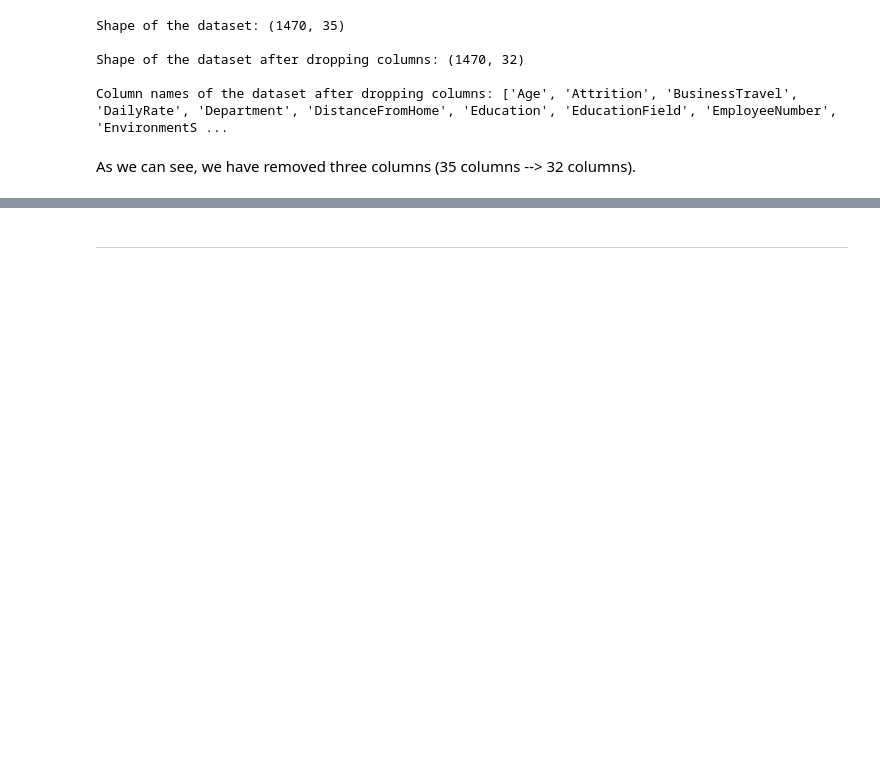
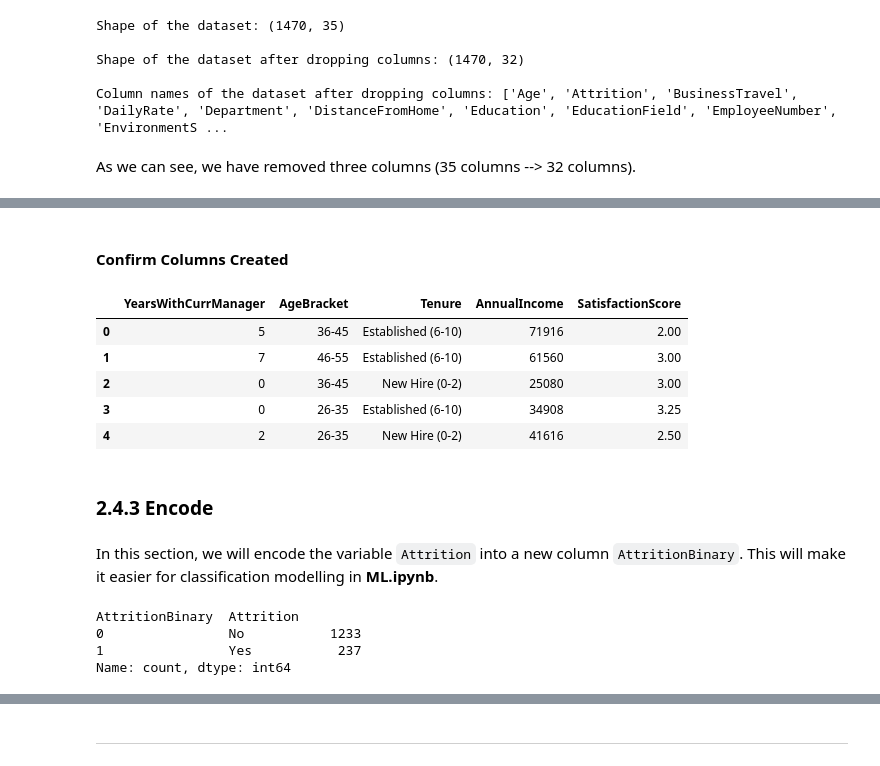
Before and after one commit to Dharmisthaben-15/Hackathon_2026_Group_1, a Jupyter notebook: jupyter_notebooks/ETL.ipynb, the cells around one changed output, grey strips where cells are left out. Saved outputs shown, nothing was run; the diff lists cells and outputs as text; code cells hidden in the pictures; blank space fills up the shorter version.

```diff
--- a/jupyter_notebooks/ETL.ipynb
+++ b/jupyter_notebooks/ETL.ipynb
@@ -511,0 +577,18 @@ As we can see, we have removed three columns (35 columns --> 32 columns).
+# %%
+# Create the YearsAtCompany bins
+Tenure_bins = [-1, 2, 5, 10, 20, 40]
+
+# Create the YearsAtCompany labels
+Tenure_labels = ["New Hire (0-2)", "Early Career (3-5)", "Established (6-10)", "Experienced (11-20)", "Long-Tenured (21+)"]
+
+# Create new Tenure column in the dataset using pd.cut() to categorise the YearsAtCompany column into the defined bins and labels
+df_etl["Tenure"] = pd.cut(df_etl["YearsAtCompany"], bins=Tenure_bins, labels=Tenure_labels, right=True)
+
+# Make sure the Tenure column is listed as a categorical column in the dataset
+df_etl["Tenure"] = pd.Categorical(df_etl["Tenure"], categories=Tenure_labels, ordered=True)
+
+# Check that the data is now categorical by using .dtypes
+print(f"Data type of the new Tenure column:{df_etl['Tenure'].dtypes}\n")
+
+# Print the .value_counts() of the new Tenure column to see how many employees fall into each age bracket
+print(f"Value counts of the new Tenure column:\n{df_etl['Tenure'].value_counts(sort=False)}")
@@ -511,0 +610,6 @@ As we can see, we have removed three columns (35 columns --> 32 columns).
+# %%
+# Create AnnualIncome column by multiplying MonthlyIncome by 12
+df_etl["AnnualIncome"] = df_etl["MonthlyIncome"] * 12
+
+# Sanity Check AnnualIncome vs MonthlyIncome
+df_etl[["MonthlyIncome", "AnnualIncome"]].describe()
@@ -511,0 +642,9 @@ As we can see, we have removed three columns (35 columns --> 32 columns).
+# %%
+# Create a variable for the SatisfactionScore columns
+satisfaction_columns = ["EnvironmentSatisfaction", "JobSatisfaction", "RelationshipSatisfaction", "WorkLifeBalance"]
+
+# Create a new column called SatisfactionScore that is the average of the four satisfaction columns
+df_etl["SatisfactionScore"] = df_etl[satisfaction_columns].mean(axis=1) # Make sure to use axis=1 to calculate ACROSS columns for each row
+
+# Sanity check the new SatisfactionScore column by using .describe() to get summary statistics
+df_etl["SatisfactionScore"].describe()
@@ -511,0 +661,27 @@ As we can see, we have removed three columns (35 columns --> 32 columns).
+# %% [markdown]
+#### Confirm Columns Created
+# %%
+# Use .head() to display the first few rows of the last columns in the dataset to make sure the new columns have been added correctly
+df_etl.iloc[:, -5:].head()
+# %% [output]
+|  | YearsWithCurrManager | AgeBracket | Tenure | AnnualIncome | SatisfactionScore |
+| 0 | 5 | 36-45 | Established (6-10) | 71916 | 2.00 |
+| 1 | 7 | 46-55 | Established (6-10) | 61560 | 3.00 |
+| 2 | 0 | 36-45 | New Hire (0-2) | 25080 | 3.00 |
+| 3 | 0 | 26-35 | Established (6-10) | 34908 | 3.25 |
+| 4 | 2 | 26-35 | New Hire (0-2) | 41616 | 2.50 |
+# %% [markdown]
+### 2.4.3 Encode
+# %% [markdown]
+In this section, we will encode the variable `Attrition` into a new column `AttritionBinary`. This will make it easier for classification modelling in **ML.ipynb**.
+# %%
+# Map Attrition = Yes as 1 and Attrition = No as 0
+df_etl["AttritionBinary"] = df_etl["Attrition"].map({"Yes": 1, "No": 0})
+
+# Check the AttritionBinary values vs the original Attrition column to make sure the mapping has worked correctly
+df_etl[["AttritionBinary", "Attrition"]].value_counts()
+# %% [output]
+AttritionBinary  Attrition
+0                No           1233
+1                Yes           237
+Name: count, dtype: int64
```
Also changed, not shown: parts of 20 cells of this notebook, 1 other file.
